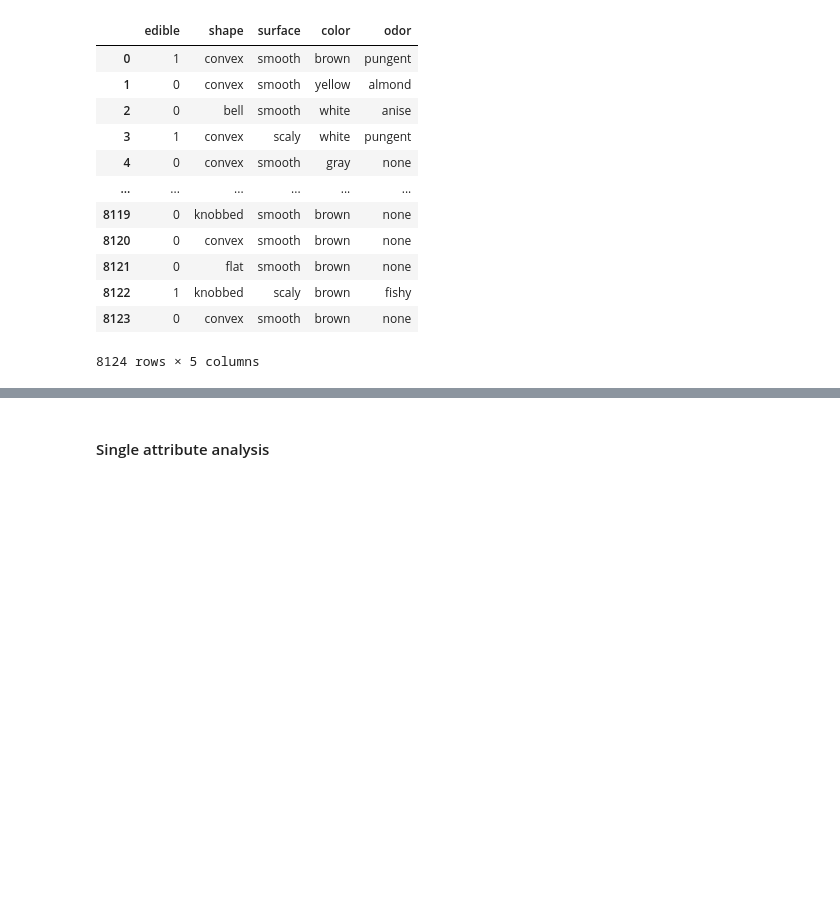
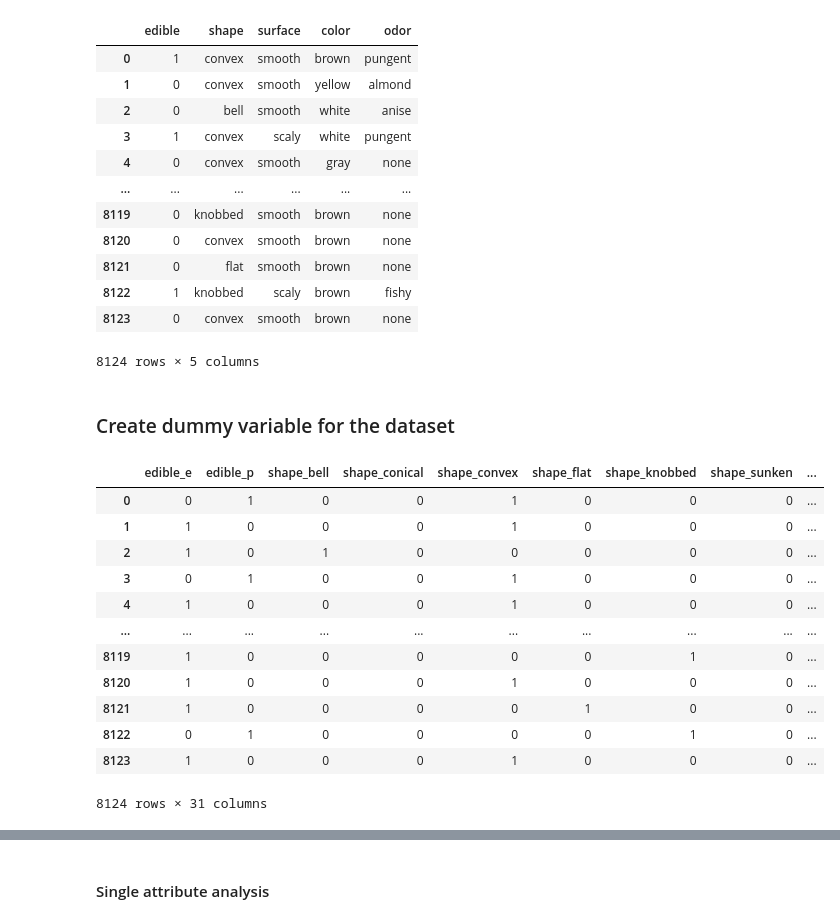
Before and after one commit to mandy941/final, a Jupyter notebook: M_Y_Project4.ipynb, the cells around one changed output, grey strips where cells are left out. Cells and saved outputs as stored; diff of their text form; code cells hidden in the pictures; blank space fills up the shorter version.

```diff
--- a/M_Y_Project4.ipynb
+++ b/M_Y_Project4.ipynb
@@ -146,6 +147,26 @@ sub1
 | 8122 | 1 | knobbed | scaly | brown | fishy |
 | 8123 | 0 | convex | smooth | brown | none |
 8124 rows × 5 columns
+# %% [markdown]
+### Create dummy variable for the dataset
+# %%
+ # create a new "0/1" binary indicator variable for each categorical data value
+sub2 = pd.get_dummies(sub)
+sub2
+# %% [output]
+|  | edible_e | edible_p | shape_bell | shape_conical | shape_convex | shape_flat | shape_knobbed | shape_sunken | ... |
+| 0 | 0 | 1 | 0 | 0 | 1 | 0 | 0 | 0 | ... |
+| 1 | 1 | 0 | 0 | 0 | 1 | 0 | 0 | 0 | ... |
+| 2 | 1 | 0 | 1 | 0 | 0 | 0 | 0 | 0 | ... |
+| 3 | 0 | 1 | 0 | 0 | 1 | 0 | 0 | 0 | ... |
+| 4 | 1 | 0 | 0 | 0 | 1 | 0 | 0 | 0 | ... |
+| ... | ... | ... | ... | ... | ... | ... | ... | ... | ... |
+| 8119 | 1 | 0 | 0 | 0 | 0 | 0 | 1 | 0 | ... |
+| 8120 | 1 | 0 | 0 | 0 | 1 | 0 | 0 | 0 | ... |
+| 8121 | 1 | 0 | 0 | 0 | 0 | 1 | 0 | 0 | ... |
+| 8122 | 0 | 1 | 0 | 0 | 0 | 0 | 1 | 0 | ... |
+| 8123 | 1 | 0 | 0 | 0 | 1 | 0 | 0 | 0 | ... |
+8124 rows × 31 columns
 # %% [markdown]
 ## Perform exploratory data analysis for each columns:
 #### Single attribute analysis
```
Also changed, not shown: parts of 12 cells of this notebook.
